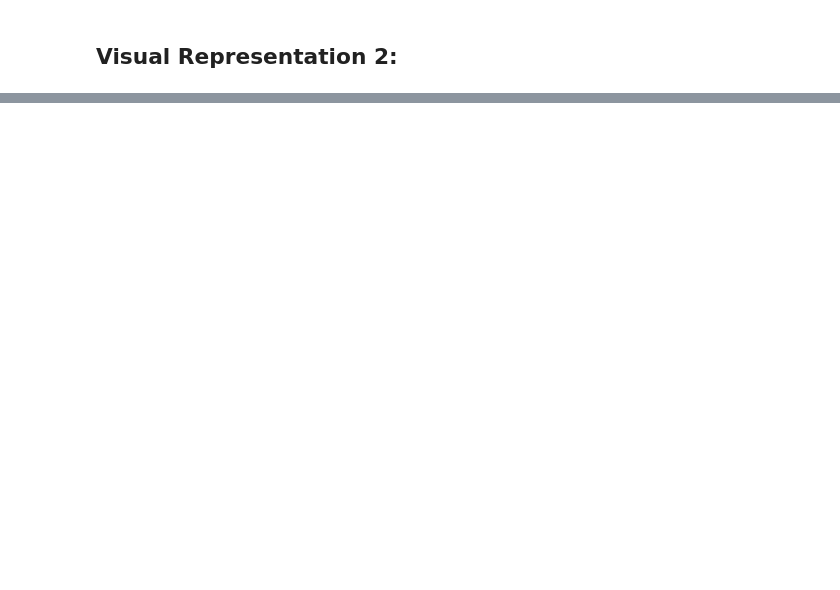
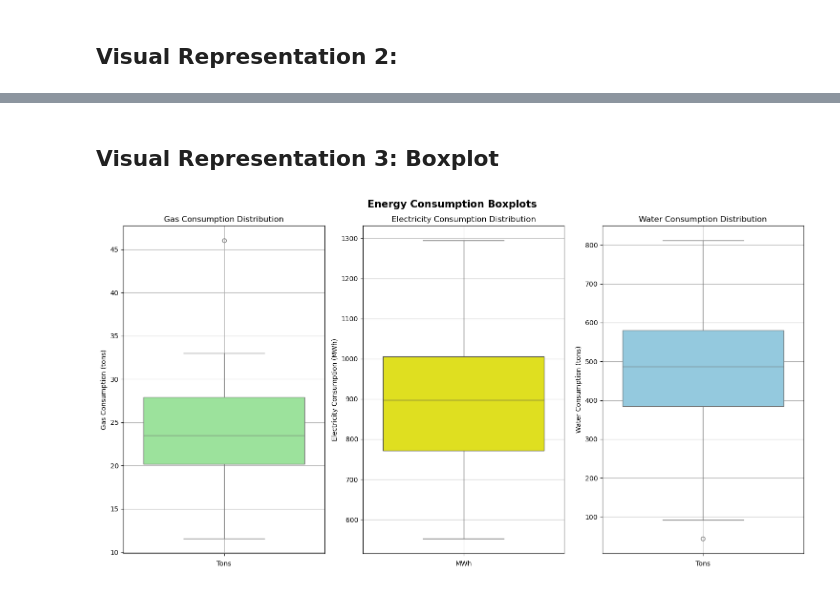
Before and after one commit to Cayden08/AIML, a Jupyter notebook: CA2/p2510893_CA2_PartB_Cayden.ipynb, the cells around one changed output, grey strips where cells are left out. Cells and saved outputs as stored; diff of their text form; code cells hidden in the pictures; blank space fills up the shorter version.

```diff
--- a/CA2/p2510893_CA2_PartB_Cayden.ipynb
+++ b/CA2/p2510893_CA2_PartB_Cayden.ipynb
@@ -174,0 +277,25 @@ dtype: int64
+# %% [markdown]
+## **Visual Representation 3:** Boxplot
+# %%
+fig, axes = plt.subplots(1, 3, figsize=(15, 8))
+
+sns.boxplot(y=energy_df['Gas Consumption (tons)'], ax=axes[0], color='lightgreen')
+axes[0].set_title('Gas Consumption Distribution')
+axes[0].set_xlabel('Tons')
+axes[0].grid(True)
+
+sns.boxplot(y=energy_df['Electricity Consumption (MWh)'], ax=axes[1], color='yellow')
+axes[1].set_title('Electricity Consumption Distribution')
+axes[1].set_xlabel('MWh')
+axes[1].grid(True)
+
+sns.boxplot(y=energy_df['Water Consumption (tons)'], ax=axes[2], color='skyblue')
+axes[2].set_title('Water Consumption Distribution')
+axes[2].set_xlabel('Tons')
+axes[2].grid(True)
+
+plt.suptitle('Energy Consumption Boxplots', fontsize=15, fontweight='bold')
+plt.tight_layout()
+plt.show()
+# %% [output]
+[figure, added]
```
Also changed, not shown: parts of 15 cells of this notebook, 1 other file.
